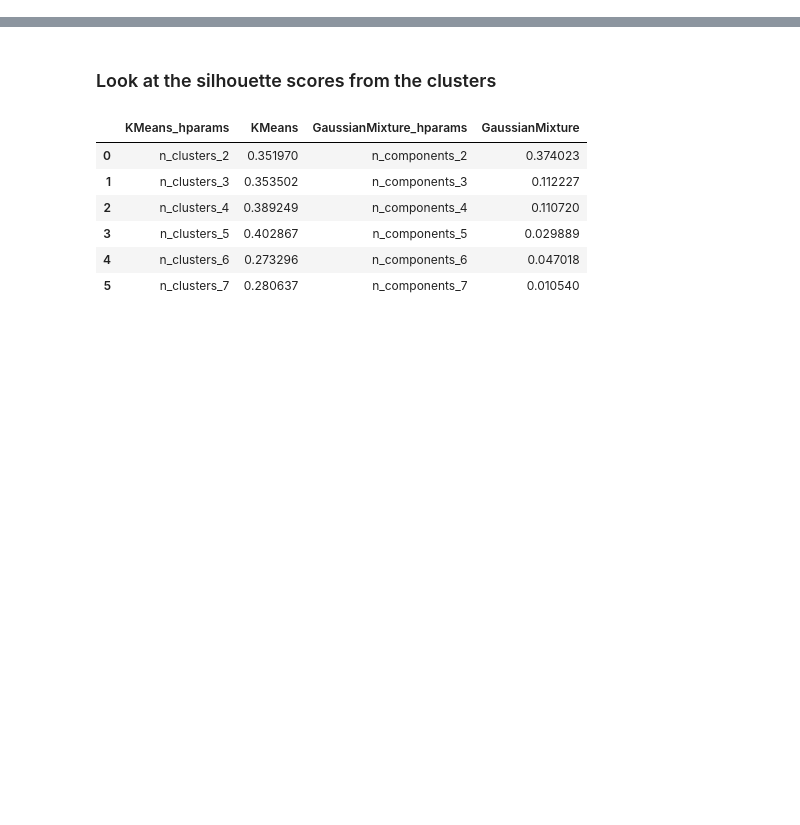
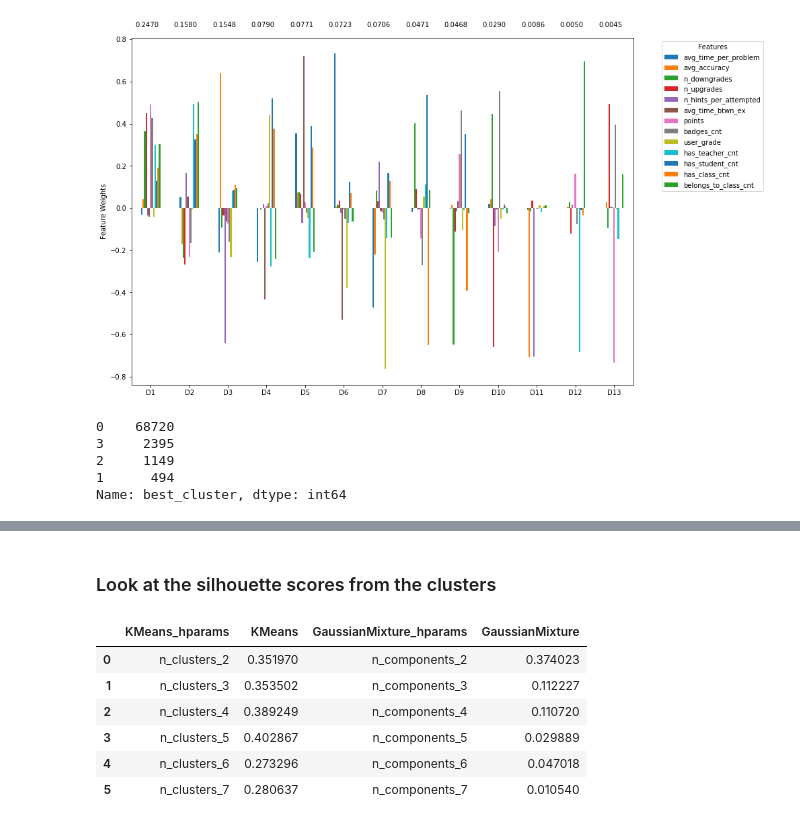
Before and after one commit to timmmlim/bt4103-junyi, a Jupyter notebook: ky_clustering.ipynb, the cells around one changed output, grey strips where cells are left out. Saved outputs shown, nothing was run; the diff lists cells and outputs as text; code cells hidden in the pictures; blank space fills up the shorter version.

```diff
--- a/ky_clustering.ipynb
+++ b/ky_clustering.ipynb
@@ -47,0 +142,14 @@ Finished 'run_clustering_pipeline' in 1230.74 secs
+# %%
+CC.preprocessor.plot_pca_result()
+# %% [output]
+[figure, added]
+# %%
+best_model_col = [col for col in CC.clustering_groups if CC.best_model.__class__.__name__ in col]
+user_log['best_cluster'] = CC.clustering_groups[best_model_col]
+user_log['best_cluster'].value_counts()
+# %% [output]
+0    68720
+3     2395
+2     1149
+1      494
+Name: best_cluster, dtype: int64
```
Also changed, not shown: parts of 34 cells of this notebook.
